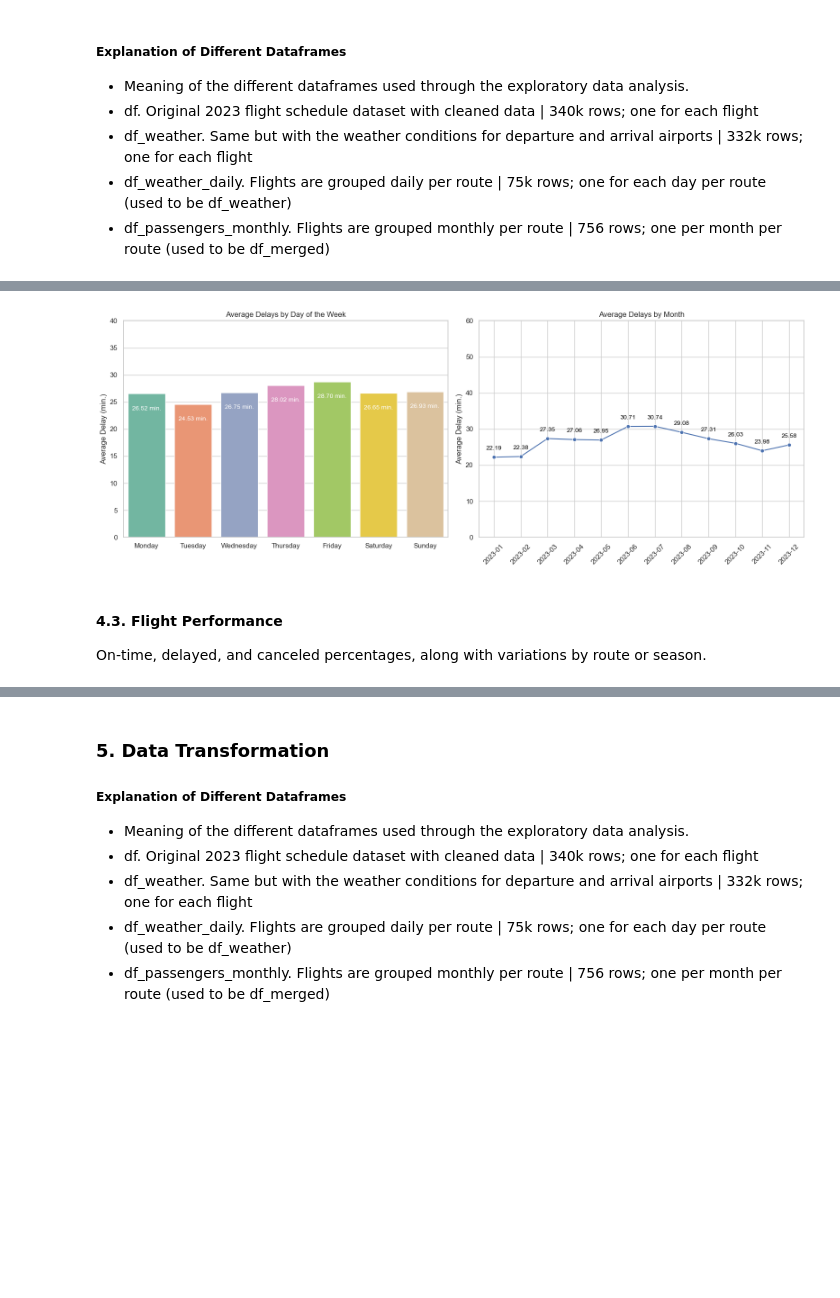
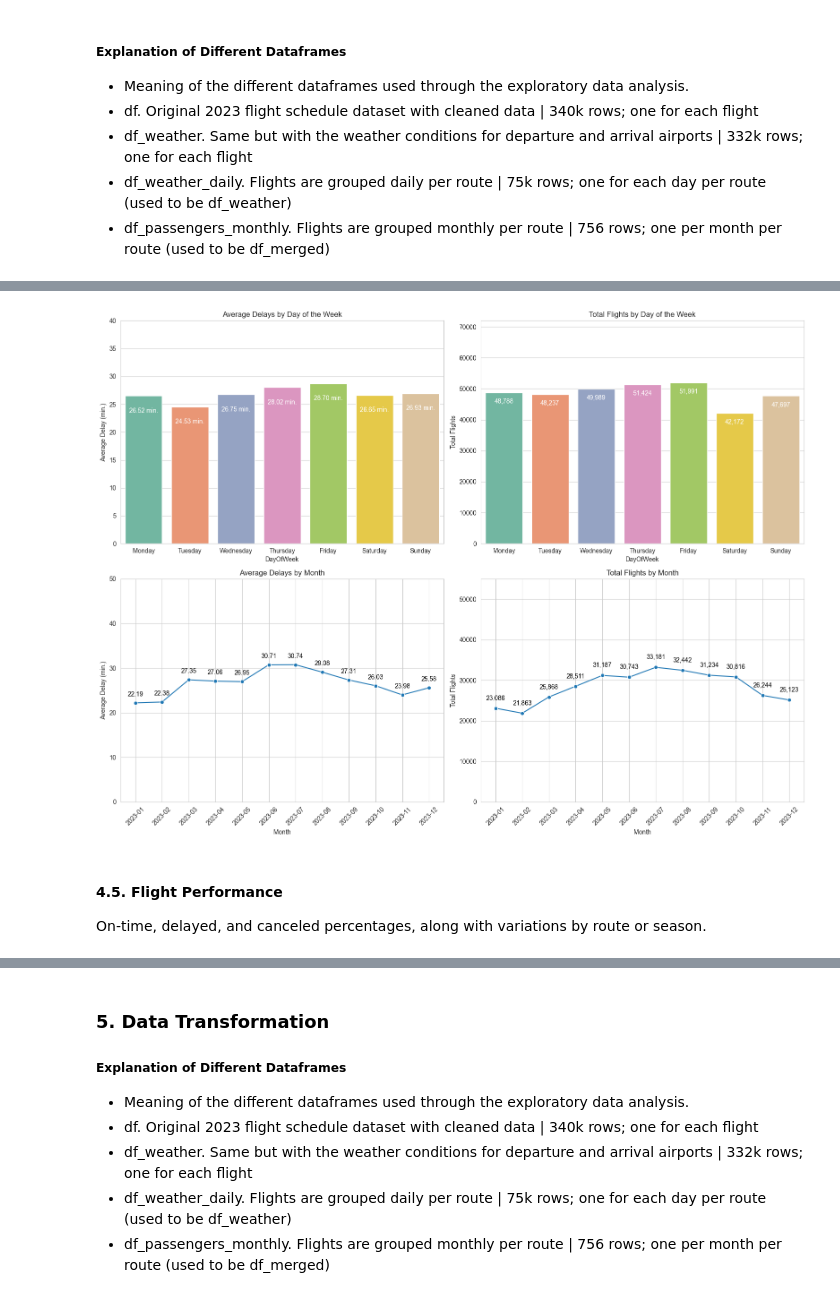
Before and after one commit to DT-Service-Consulting/avstats, a Jupyter notebook: avstats/AvStats_EDA.ipynb, the cells around one changed output, grey strips where cells are left out. Cells and saved outputs as stored; diff of their text form; code cells hidden in the pictures; blank space fills up the shorter version.

```diff
--- a/avstats/AvStats_EDA.ipynb
+++ b/avstats/AvStats_EDA.ipynb
@@ -254,9 +258,10 @@ plot_time_window(df=df,time_window_column='dep_time_window', delay_column='dep_d
-# %%
-plot_weekly_and_monthly(df, day_column='sdt', delay_column='dep_delay', palette='Set2')
-# %% [output]
-[figure, removed]
+# %%
+# Assuming df is your main DataFrame
+plot_weekly_and_monthly_comparison(df, day_column='sdt', delay_column='dep_delay', palette='Set2')
+# %% [output]
+[figure, added]
 # %% [markdown]
-#### **4.3. Flight Performance**
+#### **4.5. Flight Performance**
 
 On-time, delayed, and canceled percentages, along with variations by route or season.
 # %%
```
Also changed, not shown: parts of 12 cells of this notebook, 3 other files.
